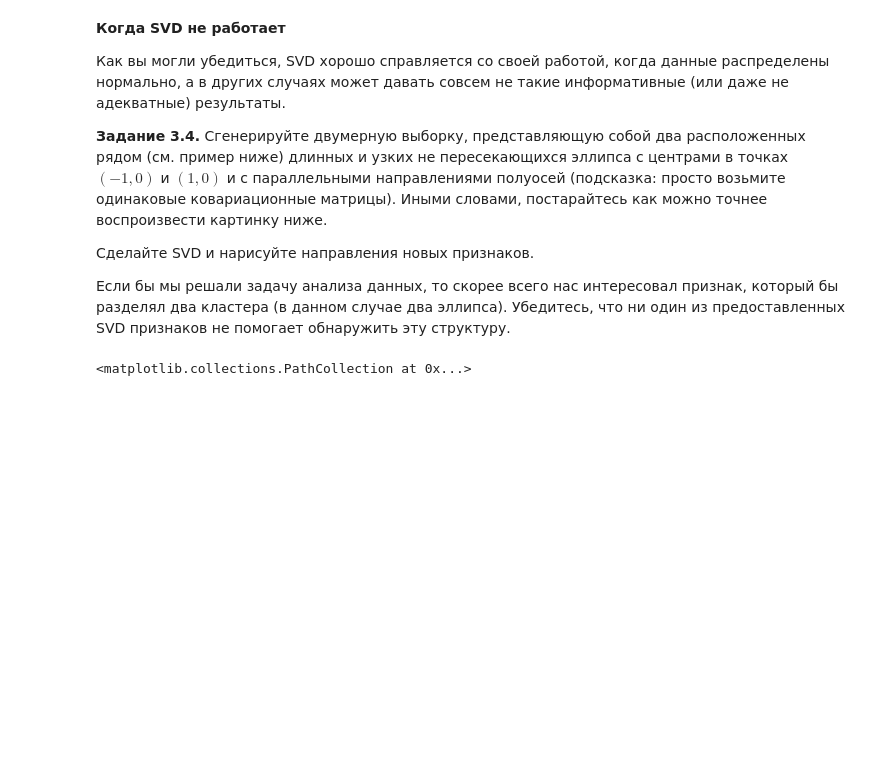
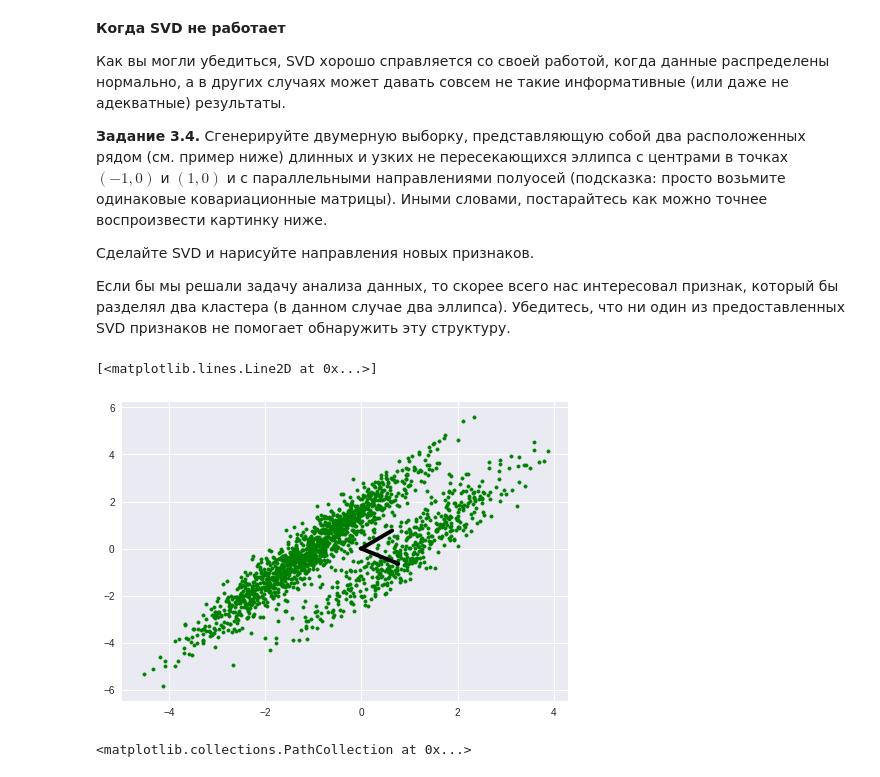
Before and after one commit to Mikhail-off/LinalgLab3, a Jupyter notebook: HSE lab (SVD).ipynb, the cells around one changed output. Cells and saved outputs as stored; diff of their text form; code cells hidden in the pictures; blank space fills up the shorter version.

```diff
--- a/HSE lab (SVD).ipynb
+++ b/HSE lab (SVD).ipynb
@@ -438,3 +493,17 @@ $$\Sigma = \begin{pmatrix}
+# %%
+N = 500
+sigma =[[1.221, 1.8], [1.8293, 3.11]]
+x = np.random.multivariate_normal(mean=np.array([-1,0]), cov=np.array(sigma), size=N)
+y = np.random.multivariate_normal(mean=np.array([1,0]), cov=np.array(sigma), size=N)
+xy = np.vstack((x, y))
+plt.scatter(xy[:,0], xy[:,1], color = 'green', marker = '.')
+U, S, VT = svd(xy)
+plt.scatter(Xx[:,0], Xx[:,1], color = 'green', marker = '.')
+plt.plot([0, VT.T[0,0]], [0, VT.T[1,0]], linewidth = 4, color='black')
+plt.plot([0, VT.T[0,1]], [0, VT.T[1,1]], linewidth = 4, color='black')
+# %% [output]
+[<matplotlib.lines.Line2D at 0x...>]
+[figure, added]
 # %%
 # Just keep this image as a sample
 # %% [output]
```
Also changed, not shown: parts of 14 cells of this notebook.
